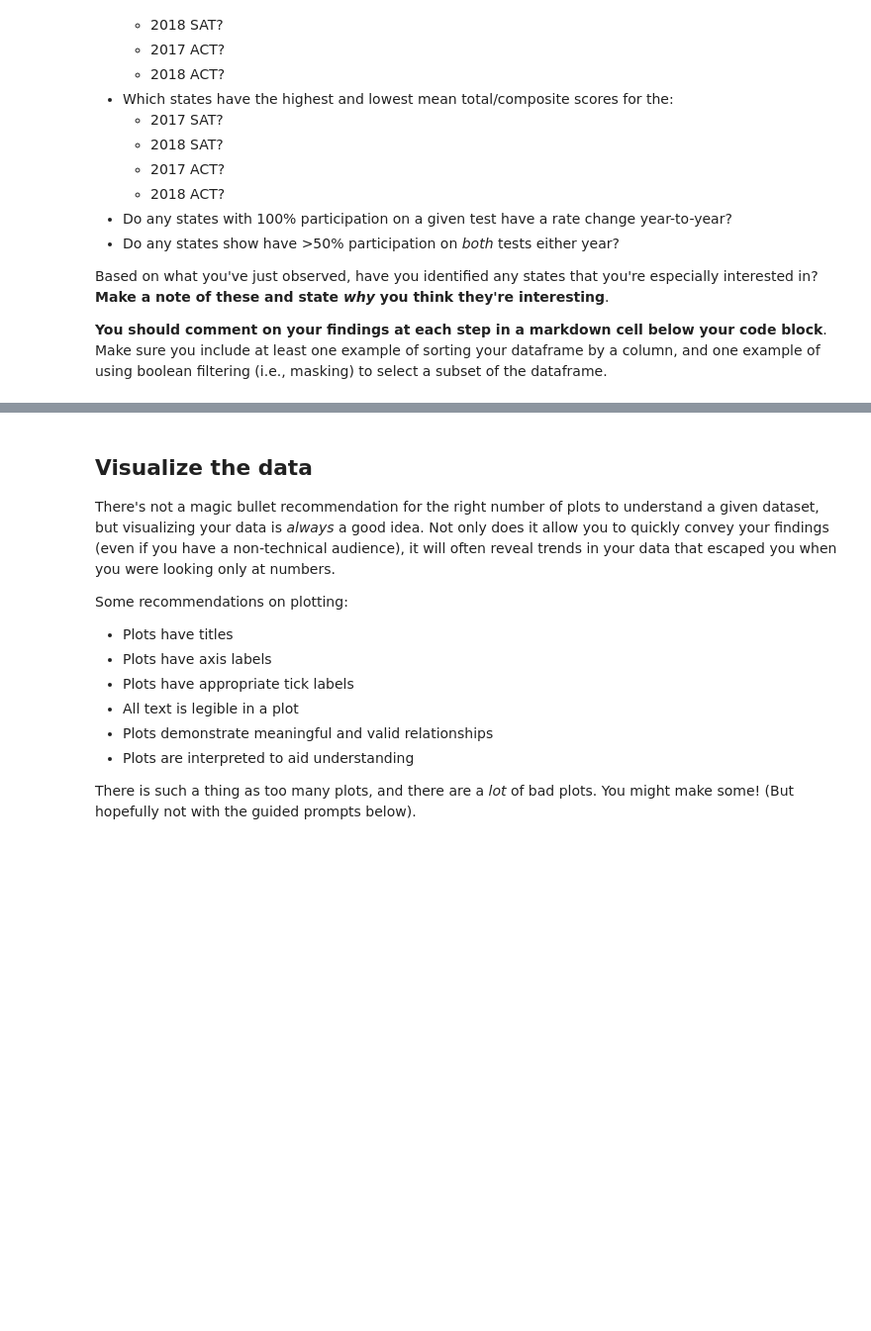
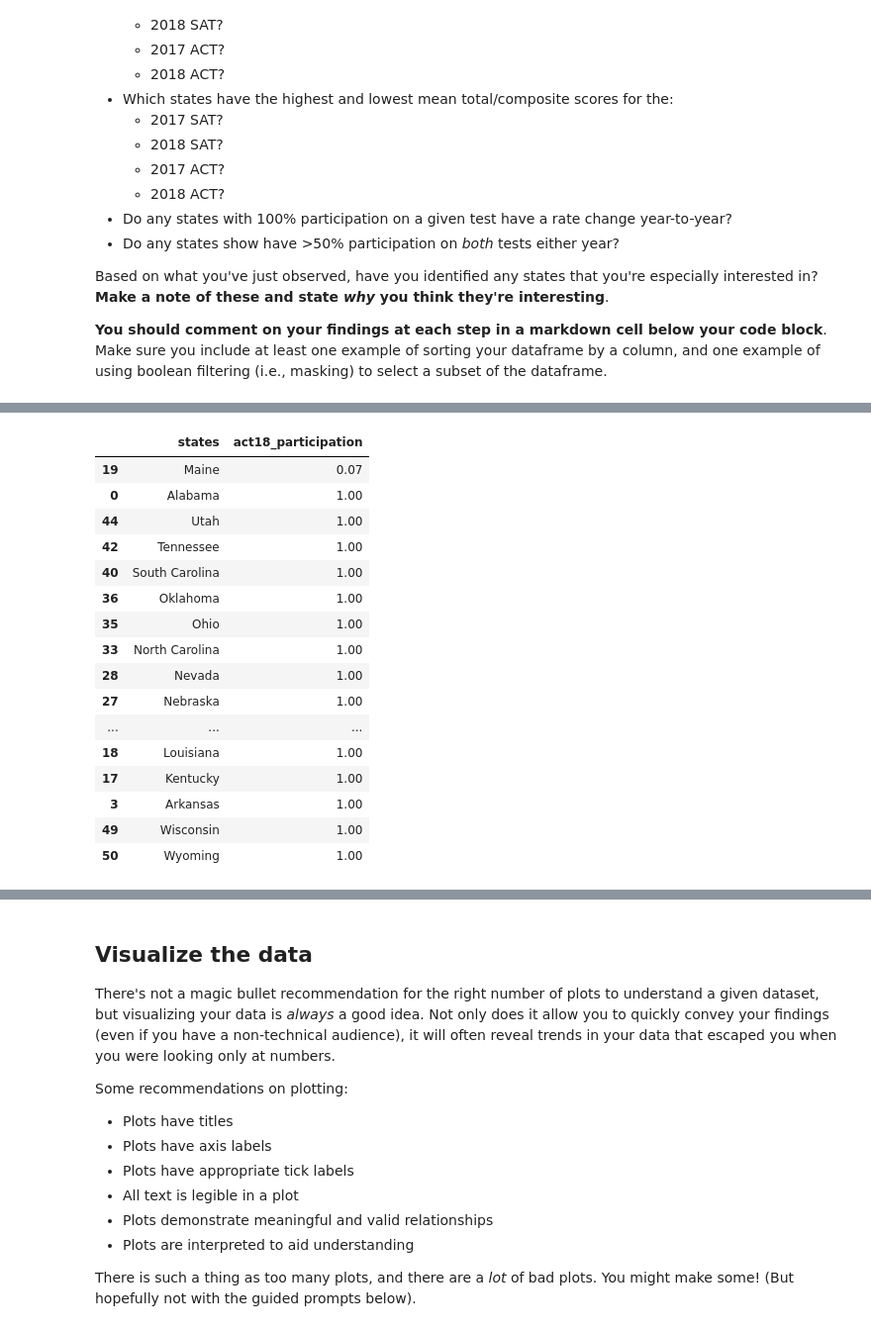
Before and after one commit to prerak12agarwal/GA_DSI_Projects, a Jupyter notebook: Project 1/code/SAT_ACT_17-18_analysis_for_US_states.ipynb, the cells around one changed output, grey strips where cells are left out. Shown at 99% size. Saved outputs shown, nothing was run; the diff lists cells and outputs as text; code cells hidden in the pictures; blank space fills up the shorter version.

```diff
--- a/Project 1/code/SAT_ACT_17-18_analysis_for_US_states.ipynb
+++ b/Project 1/code/SAT_ACT_17-18_analysis_for_US_states.ipynb
@@ -1053,0 +1247,27 @@ Based on what you've just observed, have you identified any states that you're e
+# %%
+# Creating masks to obtain min & max values of 'act18_participation' column
+min_act18_par = satact_1718['act18_participation']==satact_1718['act18_participation'].min()
+max_act18_par = satact_1718['act18_participation']==satact_1718['act18_participation'].max()
+
+# Applying the masks to obtain states with the lowest OR highest participation rates,
+# and then sorting the rows by participation rates in ascending order.
+minmax_act18_par = satact_1718[['states', 'act18_participation']].loc[(min_act18_par) | (max_act18_par)].sort_values(by='act18_participation')
+minmax_act18_par
+# %% [output]
+|  | states | act18_participation |
+| 19 | Maine | 0.07 |
+| 0 | Alabama | 1.00 |
+| 44 | Utah | 1.00 |
+| 42 | Tennessee | 1.00 |
+| 40 | South Carolina | 1.00 |
+| 36 | Oklahoma | 1.00 |
+| 35 | Ohio | 1.00 |
+| 33 | North Carolina | 1.00 |
+| 28 | Nevada | 1.00 |
+| 27 | Nebraska | 1.00 |
+| ... | ... | ... |
+| 18 | Louisiana | 1.00 |
+| 17 | Kentucky | 1.00 |
+| 3 | Arkansas | 1.00 |
+| 49 | Wisconsin | 1.00 |
+| 50 | Wyoming | 1.00 |
```
Also changed, not shown: parts of 32 cells of this notebook, 1 other file.
